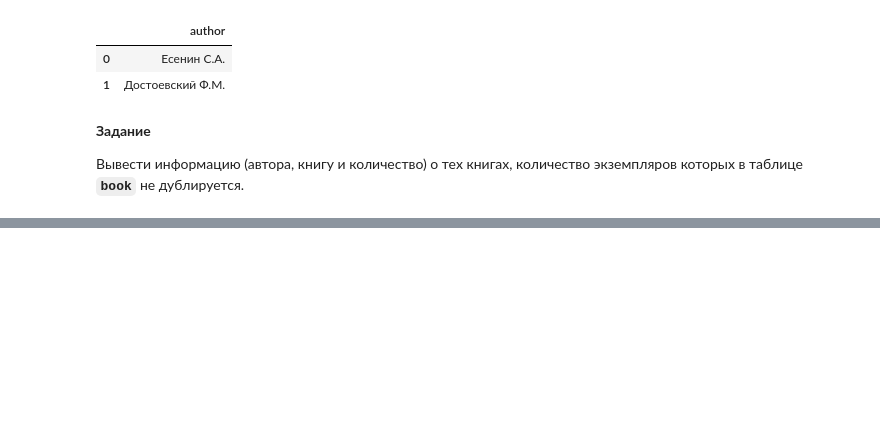
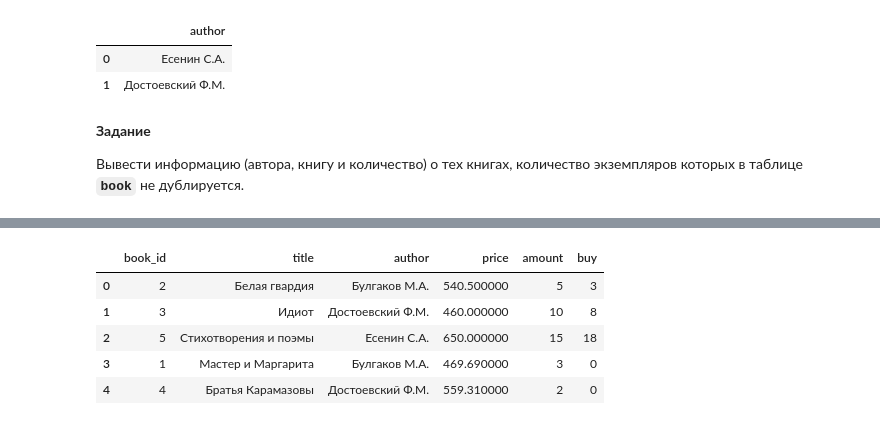
Before and after one commit to w9ip/learning, a Jupyter notebook: DB/Без названия.ipynb, the cells around one changed output, grey strips where cells are left out. Saved outputs shown, nothing was run; the diff lists cells and outputs as text; code cells hidden in the pictures; blank space fills up the shorter version.

```diff
--- a/DB/Без названия.ipynb
+++ b/DB/Без названия.ipynb
@@ -1150,0 +1329,15 @@ read_sql_query("""
+# %%
+read_sql_query("""
+UPDATE book
+SET price = 0.7 * price
+WHERE amount < 5;
+
+SELECT * FROM book;
+""")
+# %% [output]
+|  | book_id | title | author | price | amount | buy |
+| 0 | 2 | Белая гвардия | Булгаков М.А. | 540.500000 | 5 | 3 |
+| 1 | 3 | Идиот | Достоевский Ф.М. | 460.000000 | 10 | 8 |
+| 2 | 5 | Стихотворения и поэмы | Есенин С.А. | 650.000000 | 15 | 18 |
+| 3 | 1 | Мастер и Маргарита | Булгаков М.А. | 469.690000 | 3 | 0 |
+| 4 | 4 | Братья Карамазовы | Достоевский Ф.М. | 559.310000 | 2 | 0 |
```
Also changed, not shown: parts of 50 cells of this notebook, 2 other files.
